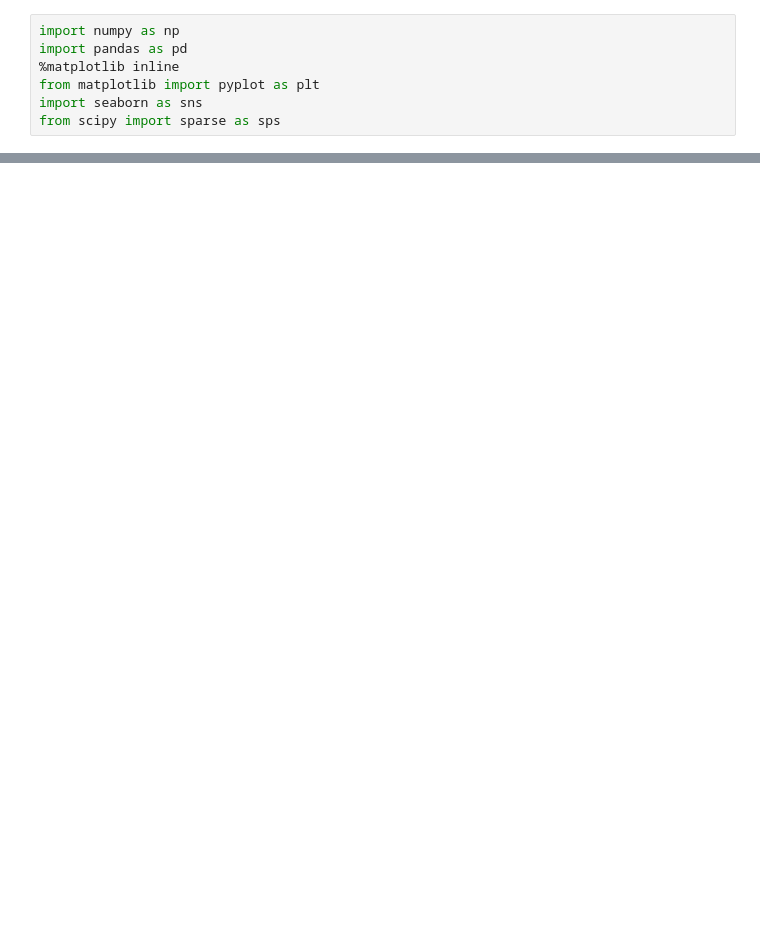
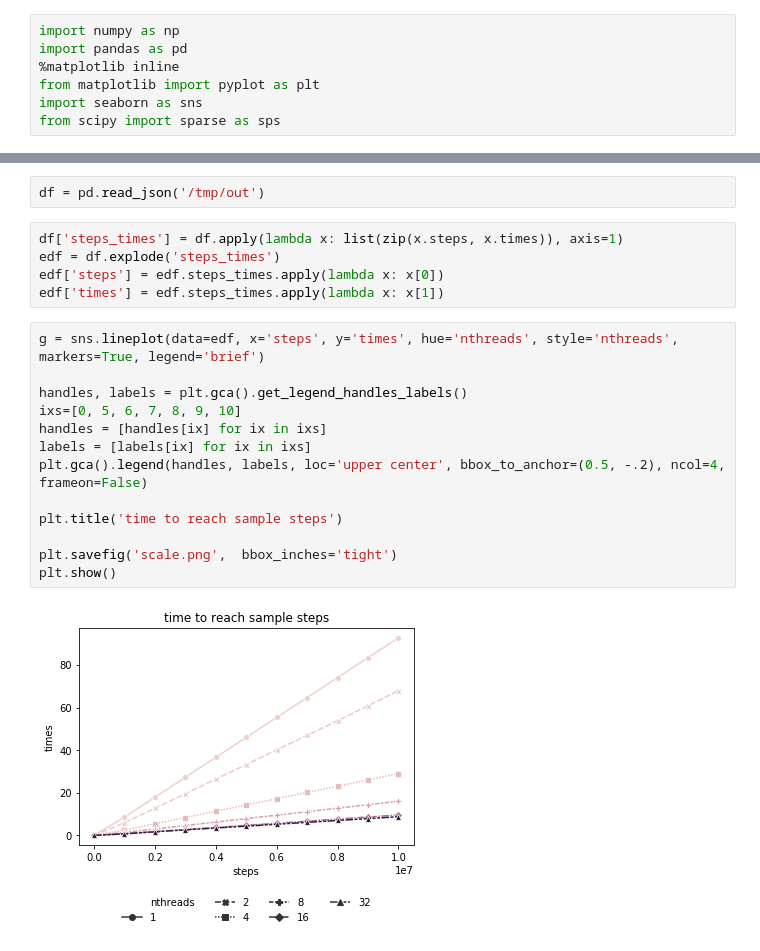
Before and after one commit to vlad17/glauber, a Jupyter notebook: viz.ipynb, the cells around one changed output, grey strips where cells are left out. Saved outputs shown, nothing was run; the diff lists cells and outputs as text; blank space fills up the shorter version.

```diff
--- a/viz.ipynb
+++ b/viz.ipynb
@@ -120,0 +19,22 @@ scipy.__version__
+# %%
+df = pd.read_json('/tmp/out')
+# %%
+df['steps_times'] = df.apply(lambda x: list(zip(x.steps, x.times)), axis=1)
+edf = df.explode('steps_times')
+edf['steps'] = edf.steps_times.apply(lambda x: x[0])
+edf['times'] = edf.steps_times.apply(lambda x: x[1])
+# %%
+g = sns.lineplot(data=edf, x='steps', y='times', hue='nthreads', style='nthreads', markers=True, legend='brief')
+
+handles, labels = plt.gca().get_legend_handles_labels()
+ixs=[0, 5, 6, 7, 8, 9, 10]
+handles = [handles[ix] for ix in ixs]
+labels = [labels[ix] for ix in ixs]
+plt.gca().legend(handles, labels, loc='upper center', bbox_to_anchor=(0.5, -.2), ncol=4, frameon=False)
+
+plt.title('time to reach sample steps')
+
+plt.savefig('scale.png',  bbox_inches='tight')
+plt.show()
+# %% [output]
+[figure, added]
```
Also changed, not shown: parts of 7 cells of this notebook, 3 other files.
